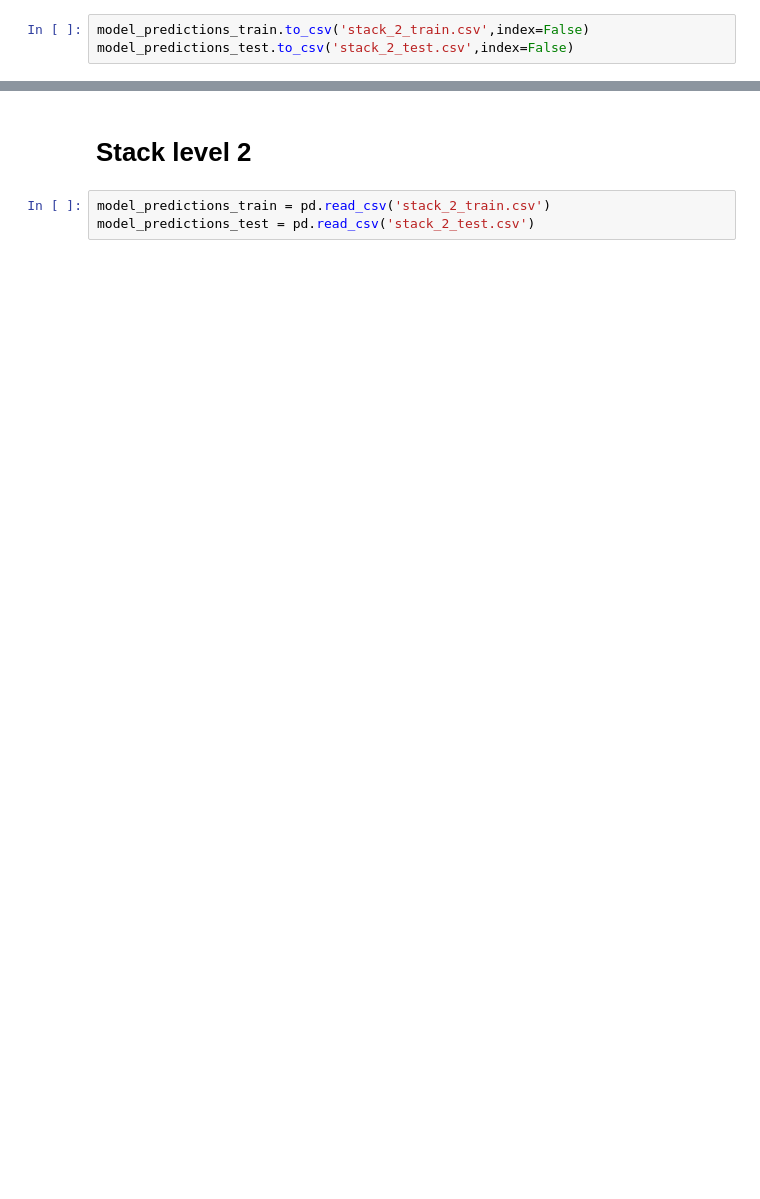
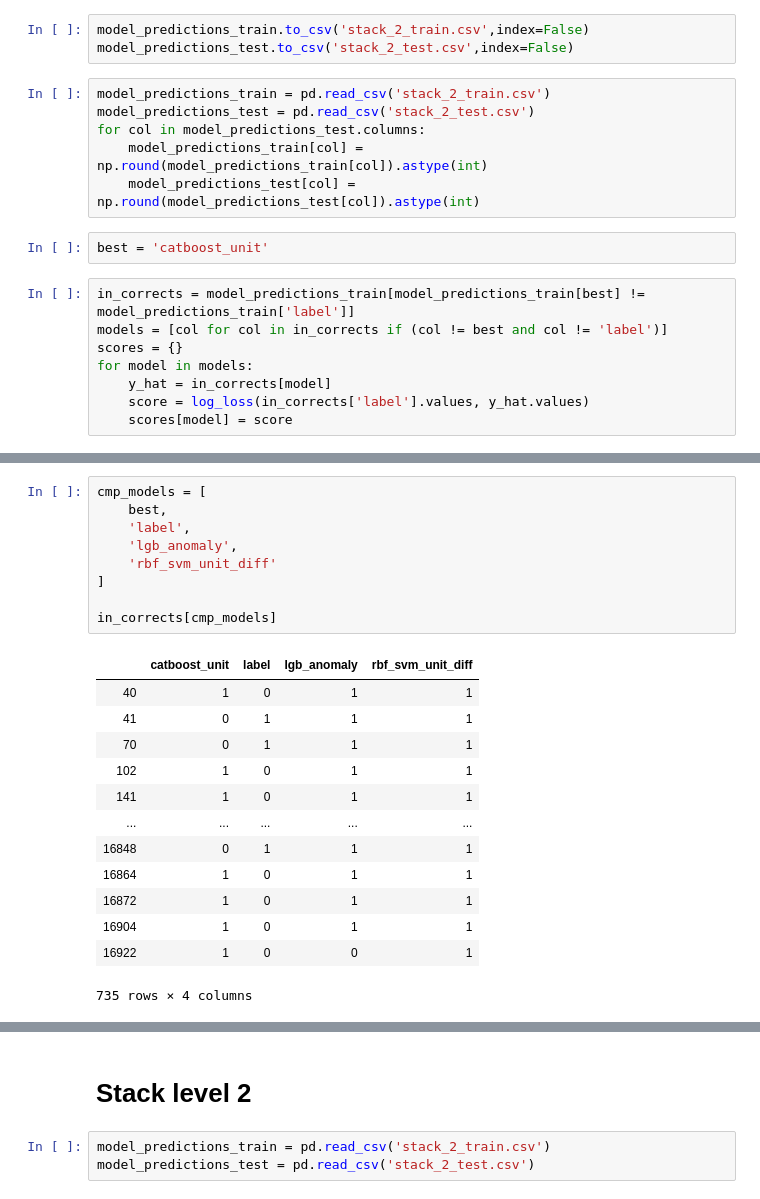
Before and after one commit to heshanpadmasiri/ride-fare, a Jupyter notebook: stack_2.ipynb, the cells around one changed output, grey strips where cells are left out. Cells and saved outputs as stored; diff of their text form; blank space fills up the shorter version.

```diff
--- a/stack_2.ipynb
+++ b/stack_2.ipynb
@@ -1014,3 +1612,19 @@ model_predictions_test[name] = test_preds
 # %%
 model_predictions_train.to_csv('stack_2_train.csv',index=False)
 model_predictions_test.to_csv('stack_2_test.csv',index=False)
+# %%
+model_predictions_train = pd.read_csv('stack_2_train.csv')
+model_predictions_test = pd.read_csv('stack_2_test.csv')
+for col in model_predictions_test.columns:
+    model_predictions_train[col] = np.round(model_predictions_train[col]).astype(int)
+    model_predictions_test[col] = np.round(model_predictions_test[col]).astype(int)
+# %%
+best = 'catboost_unit'
+# %%
+in_corrects = model_predictions_train[model_predictions_train[best] != model_predictions_train['label']]
+models = [col for col in in_corrects if (col != best and col != 'label')]
+scores = {}
+for model in models:
+    y_hat = in_corrects[model]
+    score = log_loss(in_corrects['label'].values, y_hat.values)
+    scores[model] = score
@@ -1016,0 +1654,23 @@ model_predictions_test.to_csv('stack_2_test.csv',index=False)
+# %%
+cmp_models = [
+    best,
+    'label',
+    'lgb_anomaly',
+    'rbf_svm_unit_diff'
+]
+
+in_corrects[cmp_models]
+# %% [output]
+|  | catboost_unit | label | lgb_anomaly | rbf_svm_unit_diff |
+| 40 | 1 | 0 | 1 | 1 |
+| 41 | 0 | 1 | 1 | 1 |
+| 70 | 0 | 1 | 1 | 1 |
+| 102 | 1 | 0 | 1 | 1 |
+| 141 | 1 | 0 | 1 | 1 |
+| ... | ... | ... | ... | ... |
+| 16848 | 0 | 1 | 1 | 1 |
+| 16864 | 1 | 0 | 1 | 1 |
+| 16872 | 1 | 0 | 1 | 1 |
+| 16904 | 1 | 0 | 1 | 1 |
+| 16922 | 1 | 0 | 0 | 1 |
+735 rows × 4 columns
```
Also changed, not shown: parts of 124 cells of this notebook, 2 other files.
